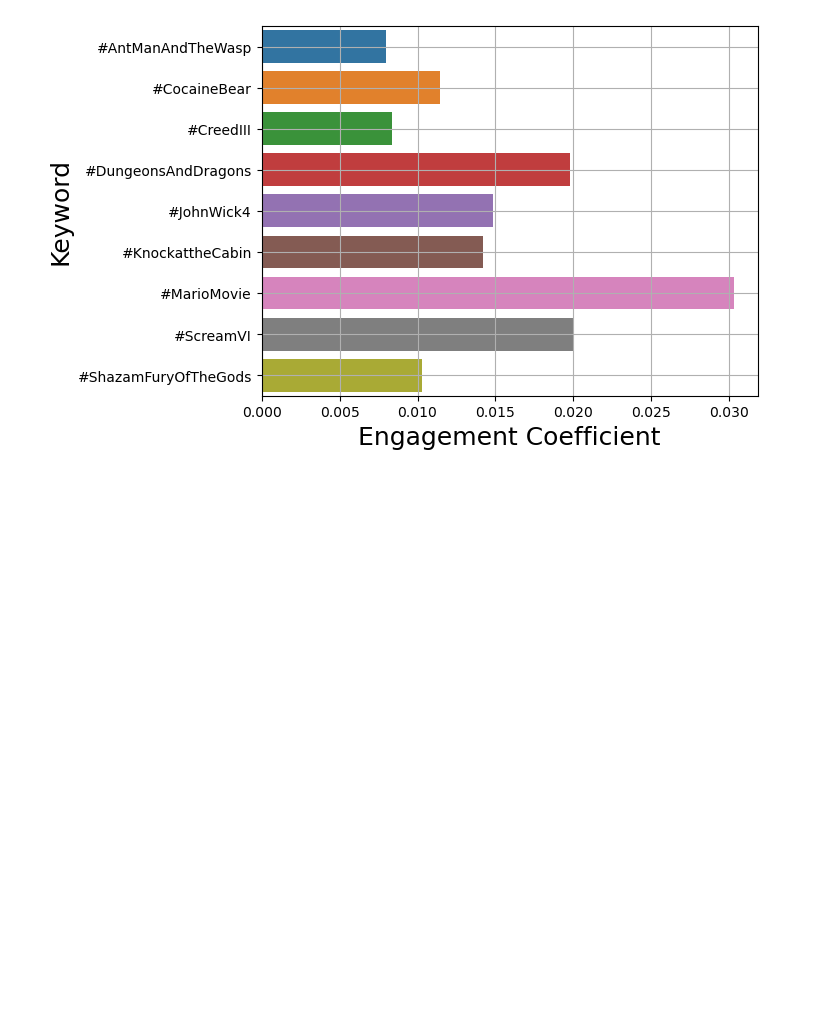
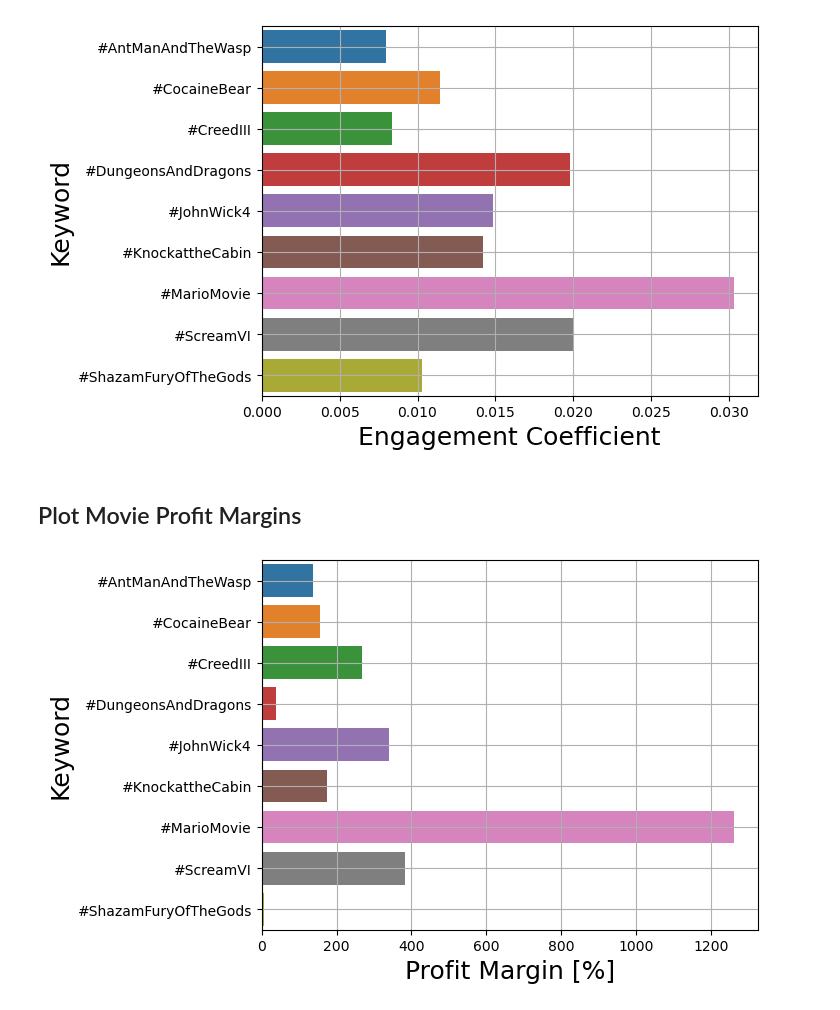
Before and after one commit to zlisto/social_media_marketing, a Jupyter notebook: Engagement.ipynb, the cells around one changed output. Drawn from its saved outputs; the diff is of its cells as text; code cells hidden in the pictures; blank space fills up the shorter version.

Commit message:
movie revenue

```diff
--- a/Engagement.ipynb
+++ b/Engagement.ipynb
@@ -77,3 +77,17 @@ plt.grid()
 plt.show()
 # %% [output]
 [figure]
+# %% [markdown]
+## Plot Movie Profit Margins
+# %%
+df_r = pd.read_csv("data/movie_engagement_revenue.csv")
+df_r['profit'] = df_r.revenue - df_r.budget
+df_r['profit_margin'] = df_r['profit']/df_r['budget']*100
+# %%
+sns.barplot(data = df_r, y = 'keyword', x = 'profit_margin')
+plt.xlabel('Profit Margin [%]', fontsize =18)
+plt.ylabel('Keyword', fontsize =18)
+plt.grid()
+plt.show()
+# %% [output]
+[figure, added]
```
Also changed, not shown: 1 other file.
